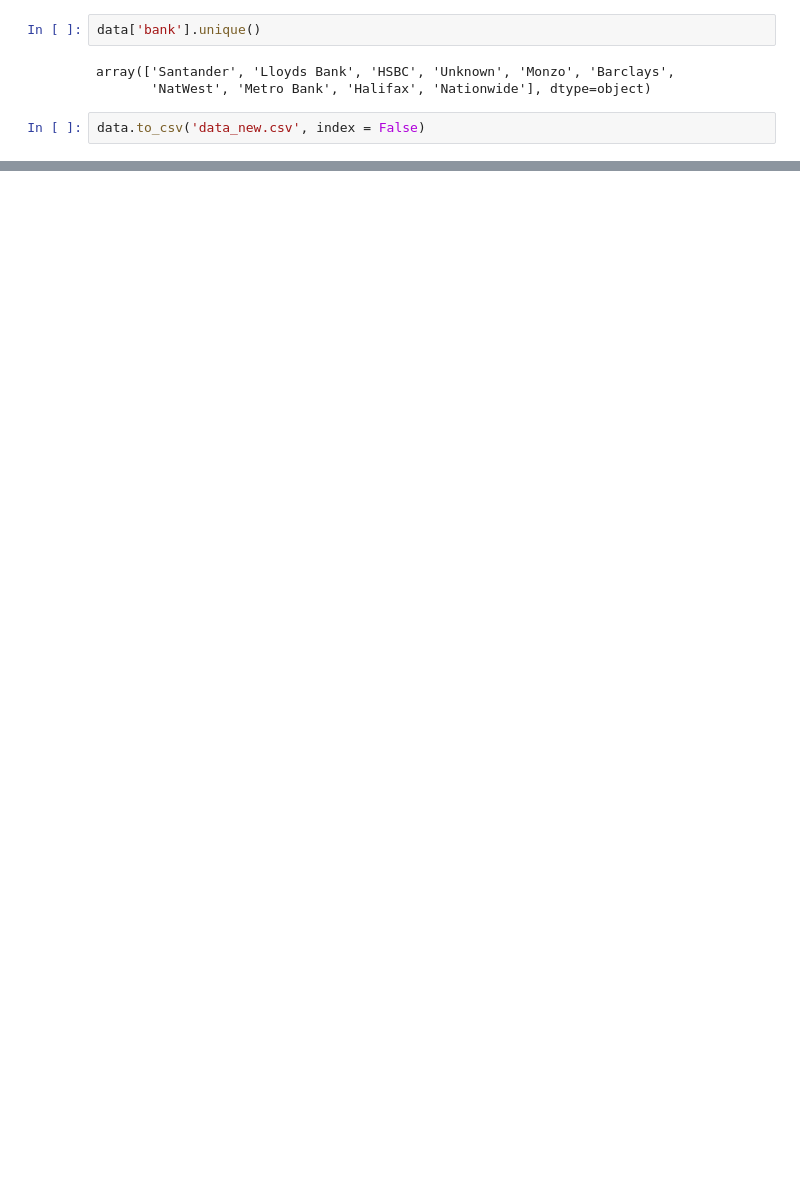
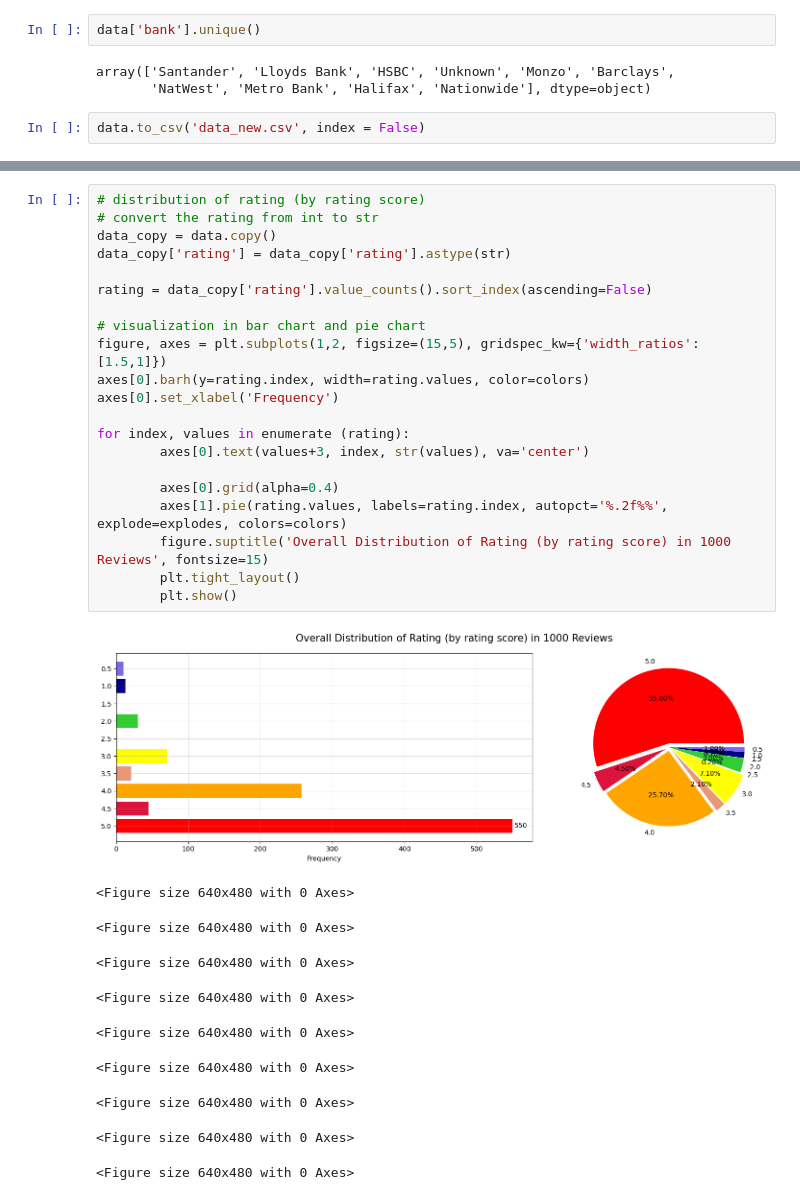
Before and after one commit to Davewm89/Project-Week-11, a Jupyter notebook: Sentiment Analysis 2.0.ipynb, the cells around one changed output, grey strips where cells are left out. Drawn from its saved outputs; the diff is of its cells as text; blank space fills up the shorter version.

```diff
--- a/Sentiment Analysis 2.0.ipynb
+++ b/Sentiment Analysis 2.0.ipynb
@@ -226,0 +300,32 @@ data.to_csv('data_new.csv', index = False)
+# %%
+# distribution of rating (by rating score)
+# convert the rating from int to str
+data_copy = data.copy()
+data_copy['rating'] = data_copy['rating'].astype(str)
+
+rating = data_copy['rating'].value_counts().sort_index(ascending=False)
+
+# visualization in bar chart and pie chart
+figure, axes = plt.subplots(1,2, figsize=(15,5), gridspec_kw={'width_ratios':[1.5,1]})
+axes[0].barh(y=rating.index, width=rating.values, color=colors)
+axes[0].set_xlabel('Frequency')
+
+for index, values in enumerate (rating):
+        axes[0].text(values+3, index, str(values), va='center')
+
+        axes[0].grid(alpha=0.4)
+        axes[1].pie(rating.values, labels=rating.index, autopct='%.2f%%', explode=explodes, colors=colors)
+        figure.suptitle('Overall Distribution of Rating (by rating score) in 1000 Reviews', fontsize=15)
+        plt.tight_layout()
+        plt.show()
+# %% [output]
+[figure, added]
+<Figure size 640x480 with 0 Axes>
+<Figure size 640x480 with 0 Axes>
+<Figure size 640x480 with 0 Axes>
+<Figure size 640x480 with 0 Axes>
+<Figure size 640x480 with 0 Axes>
+<Figure size 640x480 with 0 Axes>
+<Figure size 640x480 with 0 Axes>
+<Figure size 640x480 with 0 Axes>
+<Figure size 640x480 with 0 Axes>
```
Also changed, not shown: parts of 18 cells of this notebook, 1 other file.
